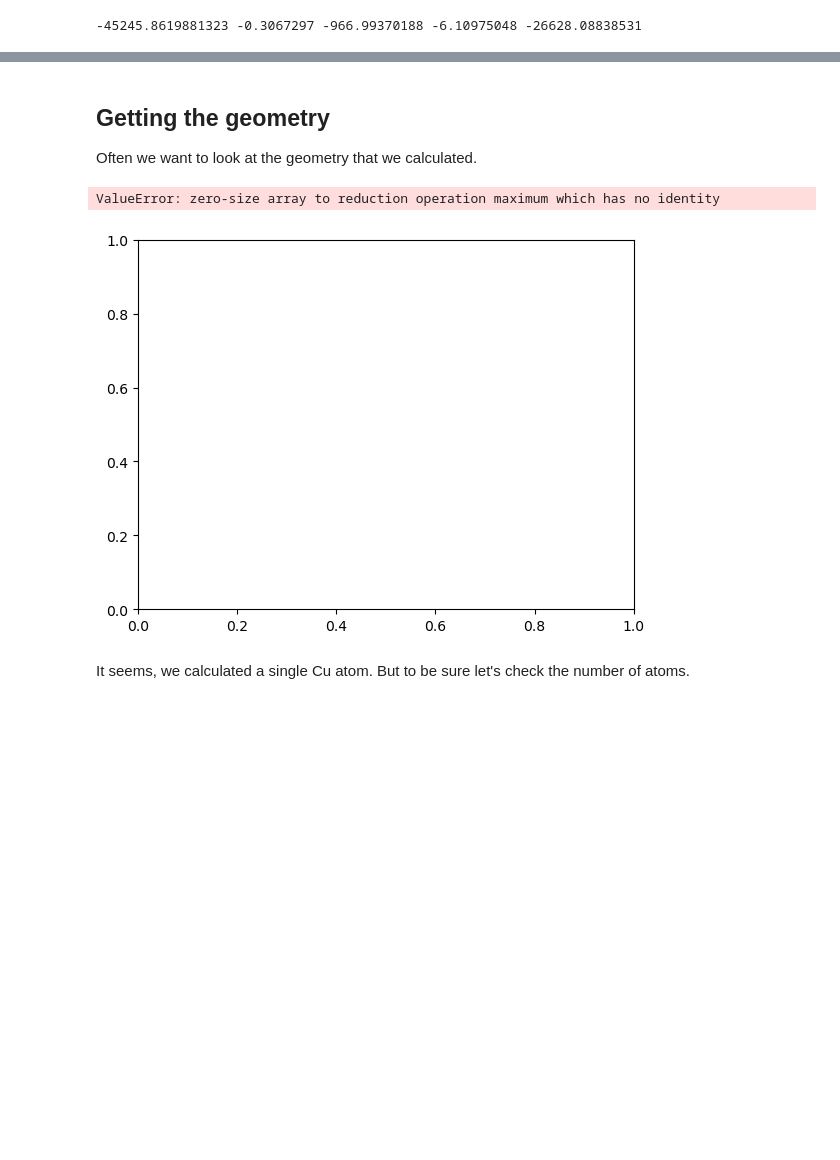
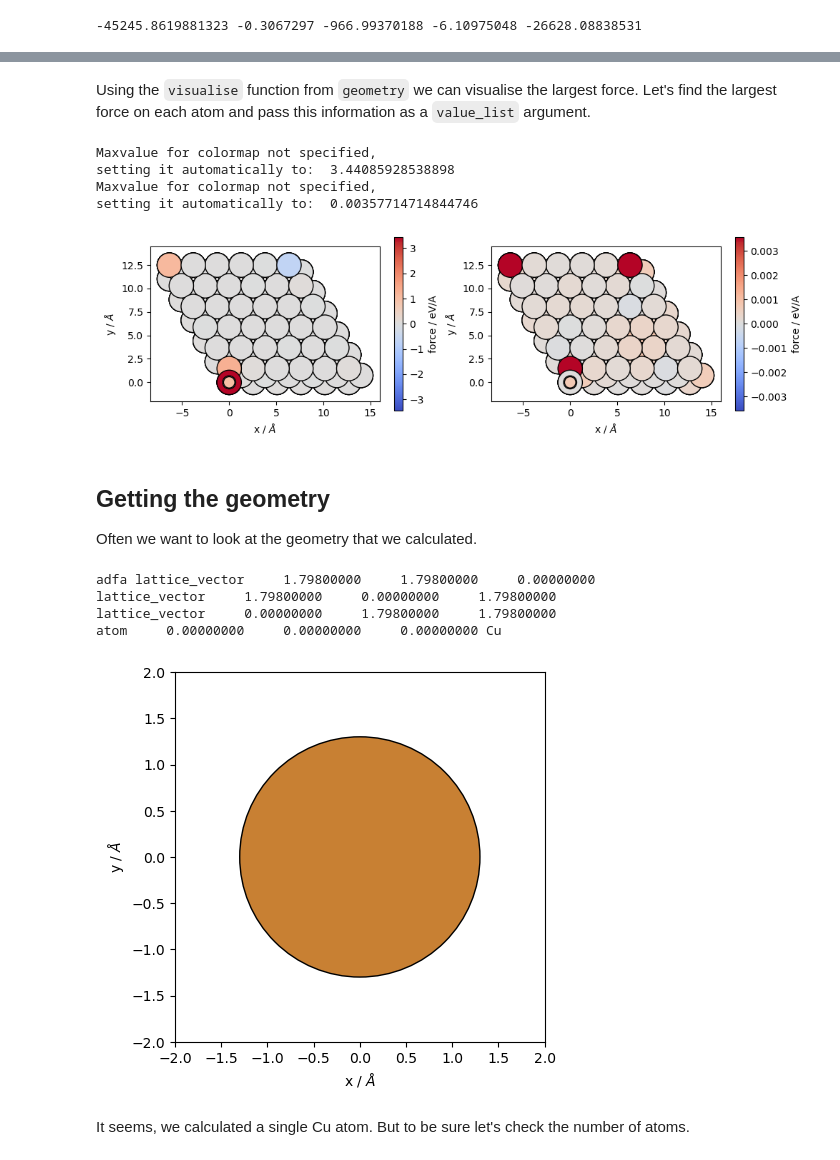
Before and after one commit to maurergroup/dfttools, a Jupyter notebook: tutorials/tutorial_output.ipynb, the cells around one changed output, grey strips where cells are left out. Saved outputs shown, nothing was run; the diff lists cells and outputs as text; code cells hidden in the pictures; blank space fills up the shorter version.

```diff
--- a/tutorials/tutorial_output.ipynb
+++ b/tutorials/tutorial_output.ipynb
@@ -85,0 +93,5 @@ print(E_tot, E_vdw, E_xc, E_homo, E_sum_eig)
+# %%
+aims_opt = AimsOutput('data/aims_optimisation.out')
+F = aims_opt.get_forces()
+
+print(F)
@@ -86,13 +106,45 @@ print(E_tot, E_vdw, E_xc, E_homo, E_sum_eig)
+# %% [markdown]
+Using the <code>visualise</code> function from <code>geometry</code> we can visualise the largest force. Let's find the largest force on each atom and pass this information as a <code>value_list</code> argument.
+# %%
+F_0 = aims_opt.get_forces(n_occurrence=0)
+F_0_max_list = np.max(F_0, axis=1)
+
+F_1 = aims_opt.get_forces(n_occurrence=-1)
+F_1_max_list = np.max(F_1, axis=1)
+
+geom_opt = aims_opt.get_geometry()
+
+plt.figure(figsize=(10,3))
+
+plt.subplot(121)
+geom_opt.visualise(value_list=F_0_max_list, cbar_label='force / eV/A')
+
+plt.subplot(122)
+geom_opt.visualise(value_list=F_1_max_list, cbar_label='force / eV/A')
+
+plt.tight_layout()
+# %% [output]
+Maxvalue for colormap not specified,
+setting it automatically to:  3.44085928538898
+Maxvalue for colormap not specified,
+setting it automatically to:  0.00357714714844746
+[figure, added]
 # %% [markdown]
 ## Getting the geometry
 
 Often we want to look at the geometry that we calculated.
 # %%
 geom = aims.get_geometry()
+
+print('adfa', geom.get_text())
+
 geom.visualise()
 # %% [output]
-ValueError: zero-size array to reduction operation maximum which has no identity
+adfa lattice_vector     1.79800000     1.79800000     0.00000000
+lattice_vector     1.79800000     0.00000000     1.79800000
+lattice_vector     0.00000000     1.79800000     1.79800000
+atom     0.00000000     0.00000000     0.00000000 Cu
-[figure, old version]
+[figure, new version]
 # %% [markdown]
 It seems, we calculated a single Cu atom. But to be sure let's check the number of atoms.
 # %%
```
Also changed, not shown: parts of 5 cells of this notebook, 1 other file.
